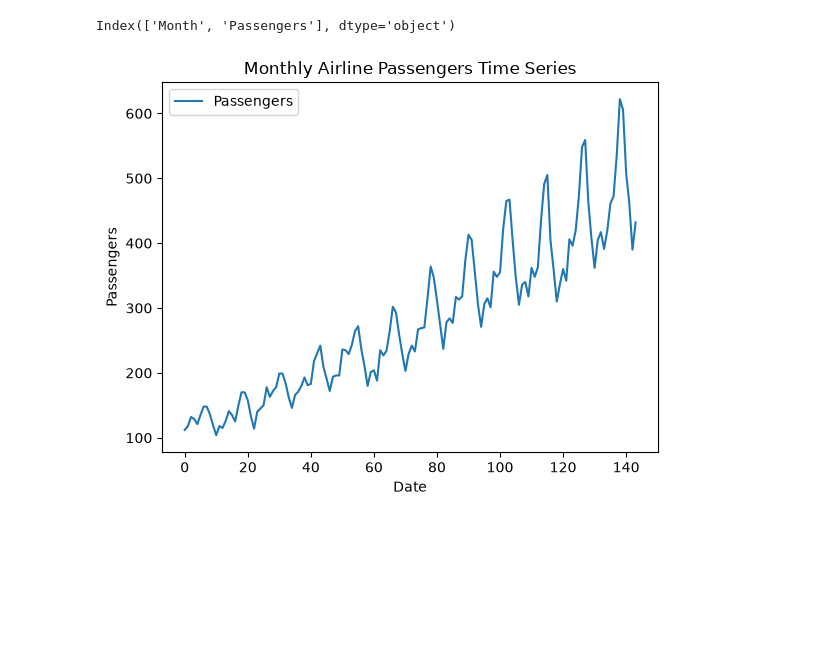
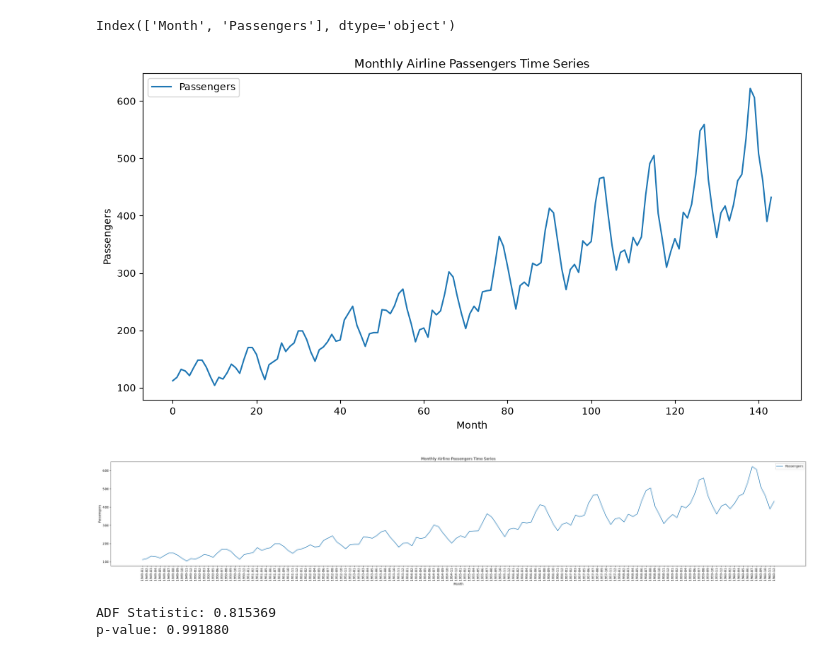
Before and after one commit to Dilshan7704/Air-Passengers-Time-Series-Forecasting-ML, a Jupyter notebook: src/data_preprocessing.ipynb, the cells around one changed output. Drawn from its saved outputs; the diff is of its cells as text; code cells hidden in the pictures; blank space fills up the shorter version.

```diff
--- a/src/data_preprocessing.ipynb
+++ b/src/data_preprocessing.ipynb
@@ -64,11 +64,34 @@ Index(['Month', 'Passengers'], dtype='object')
 df.rename(columns={'#Passengers':'Passengers'}, inplace=True)
 # %%
 #plot time series
+plt.figure(figsize=(12,6))
 plt.plot( df['Passengers'], label='Passengers')
-plt.xlabel('Date')
+plt.xlabel('Month')
 plt.ylabel('Passengers')
 plt.title('Monthly Airline Passengers Time Series')
 plt.legend()
 plt.show()
 # %% [output]
-[figure, old version]
+[figure, new version]
+# %%
+#one time plot Passengers and moth
+plt.figure(figsize=(40,6))
+plt.plot( df['Month'], df['Passengers'], label='Passengers')
+plt.title('Monthly Airline Passengers Time Series')
+plt.xlabel('Month')
+plt.xticks(rotation="vertical")
+plt.ylabel('Passengers')
+plt.legend()
+plt.show()
+# %% [output]
+[figure, added]
+# %%
+# check stationarity of the time series
+
+
+result = adfuller(df['Passengers'])
+print('ADF Statistic: %f' % result[0])
+print('p-value: %f' % result[1])
+# %% [output]
+ADF Statistic: 0.815369
+p-value: 0.991880
```
